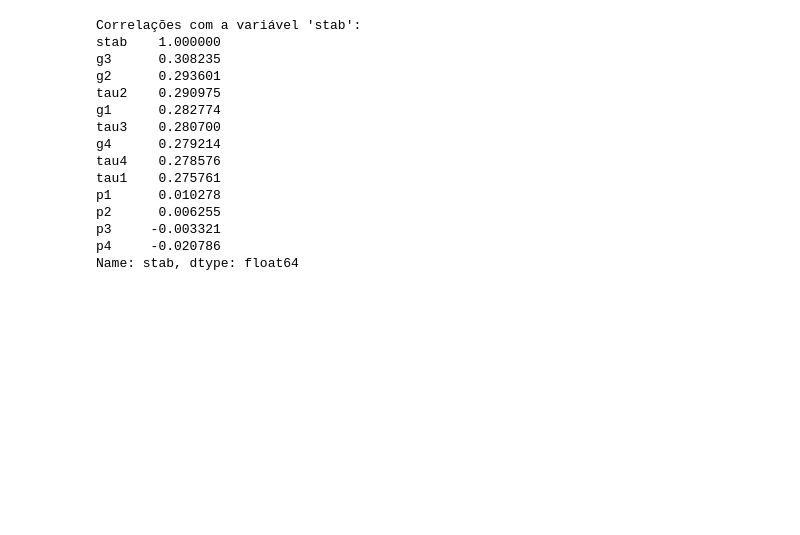
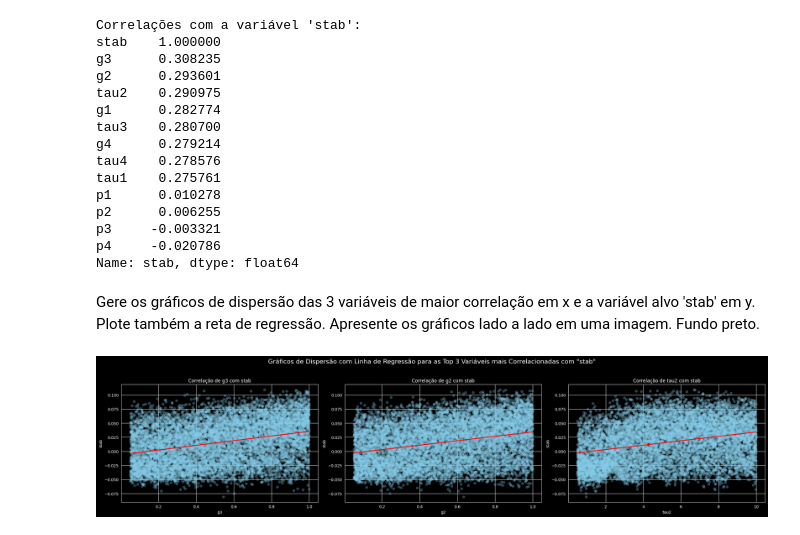
Before and after one commit to prof-atritiack/1CC-MLAM-regressao-linear-CP2-2sem, a Jupyter notebook: AULA_07_ML_ENERGIA.ipynb, the cells around one changed output. Cells and saved outputs as stored; diff of their text form; code cells hidden in the pictures; blank space fills up the shorter version.

```diff
--- a/AULA_07_ML_ENERGIA.ipynb
+++ b/AULA_07_ML_ENERGIA.ipynb
@@ -288,3 +288,39 @@ p2      0.006255
 p3     -0.003321
 p4     -0.020786
 Name: stab, dtype: float64
+# %% [markdown]
+Gere os gráficos de dispersão das 3 variáveis de maior correlação em x e a variável alvo 'stab' em y. Plote também a reta de regressão. Apresente os gráficos lado a lado em uma imagem. Fundo preto.
+# %%
+# Get the top 3 correlated features with 'stab' (excluding 'stab' itself)
+top_3_features = correlacao_stab[1:4].index.tolist()
+
+# Set the style for the plots and background color
+sns.set_style("darkgrid", {"axes.facecolor": "black", "figure.facecolor": "black"})
+plt.rcParams['text.color'] = 'white'
+plt.rcParams['axes.labelcolor'] = 'white'
+plt.rcParams['xtick.color'] = 'white'
+plt.rcParams['ytick.color'] = 'white'
+plt.rcParams['axes.titlecolor'] = 'white'
+
+# Create a figure with subplots
+fig, axes = plt.subplots(1, 3, figsize=(24, 6))
+fig.suptitle('Gráficos de Dispersão com Linha de Regressão para as Top 3 Variáveis mais Correlacionadas com "stab"', color='white', fontsize=16)
+
+for i, feature in enumerate(top_3_features):
+    sns.regplot(x=feature, y='stab', data=dados, ax=axes[i], scatter_kws={'alpha':0.3, 'color':'skyblue'}, line_kws={'color':'red'})
+    axes[i].set_title(f'Correlação de {feature} com stab', color='white')
+    axes[i].set_xlabel(feature, color='white')
+    axes[i].set_ylabel('stab', color='white')
+
+plt.tight_layout(rect=[0, 0.03, 1, 0.95]) # Adjust layout to prevent suptitle overlap
+plt.show()
+
+# Reset default style if needed for subsequent plots
+sns.set_style("darkgrid")
+plt.rcParams['text.color'] = 'black'
+plt.rcParams['axes.labelcolor'] = 'black'
+plt.rcParams['xtick.color'] = 'black'
+plt.rcParams['ytick.color'] = 'black'
+plt.rcParams['axes.titlecolor'] = 'black'
+# %% [output]
+[figure, added]
```
